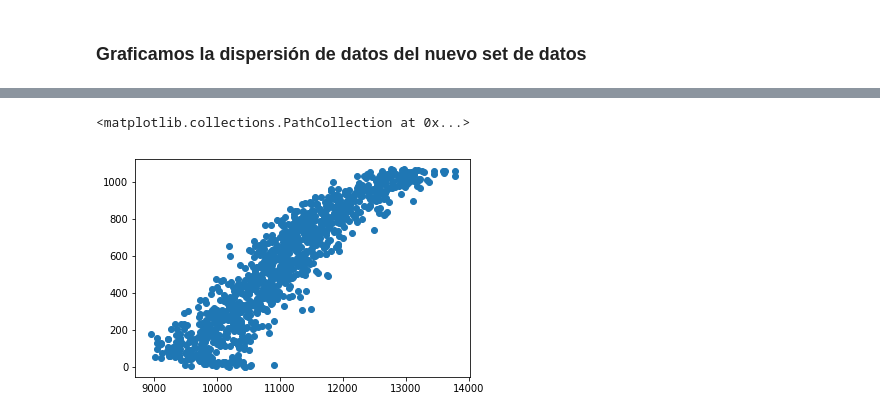
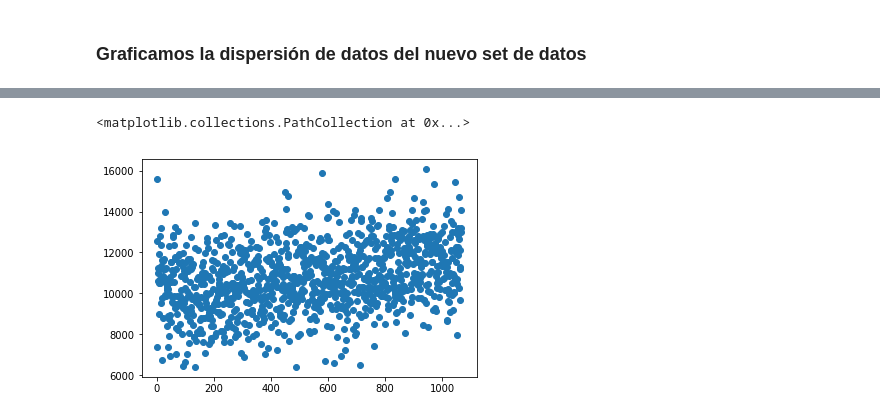
Before and after one commit to 4c1dhydr4/hyperspectral, a Jupyter notebook: testing/feature_kbest_selection.ipynb, the cells around one changed output, grey strips where cells are left out. Saved outputs shown, nothing was run; the diff lists cells and outputs as text; code cells hidden in the pictures.

```diff
--- a/testing/feature_kbest_selection.ipynb
+++ b/testing/feature_kbest_selection.ipynb
@@ -33,3 +35,3 @@ roi.shape
 # %%
-kbest = SelectKBest(mutual_info_classif, k=1)
+kbest = SelectKBest(mutual_info_classif, k=3)
 # %% [markdown]
@@ -37,6 +39,6 @@ kbest = SelectKBest(mutual_info_classif, k=1)
 # %%
-y = np.random.randint(1,6,1068)
-# y = np.ones(1068)
+# y = np.random.randint(1,6,1068)
+y = np.ones(1068)
 # %% [markdown]
 ### Realizamos la selección de la mejor variable
 # %%
@@ -52,6 +106,6 @@ new_roi.shape
 # %%
 from matplotlib import pyplot as plt
-plt.scatter(new_roi[:,0], range(0,1068))
+plt.scatter(range(0,1068), new_roi[:,2])
 # %% [output]
 <matplotlib.collections.PathCollection at 0x...>
-[figure, old version]
+[figure, new version]
```
Also changed, not shown: parts of 19 cells of this notebook, 2 other files.
